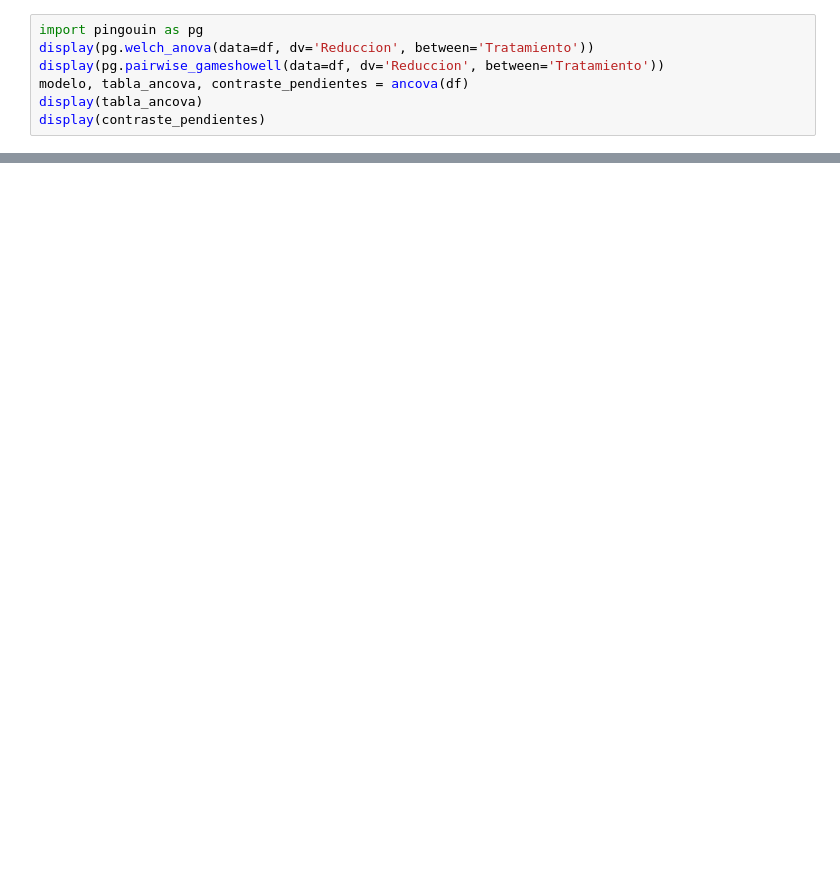
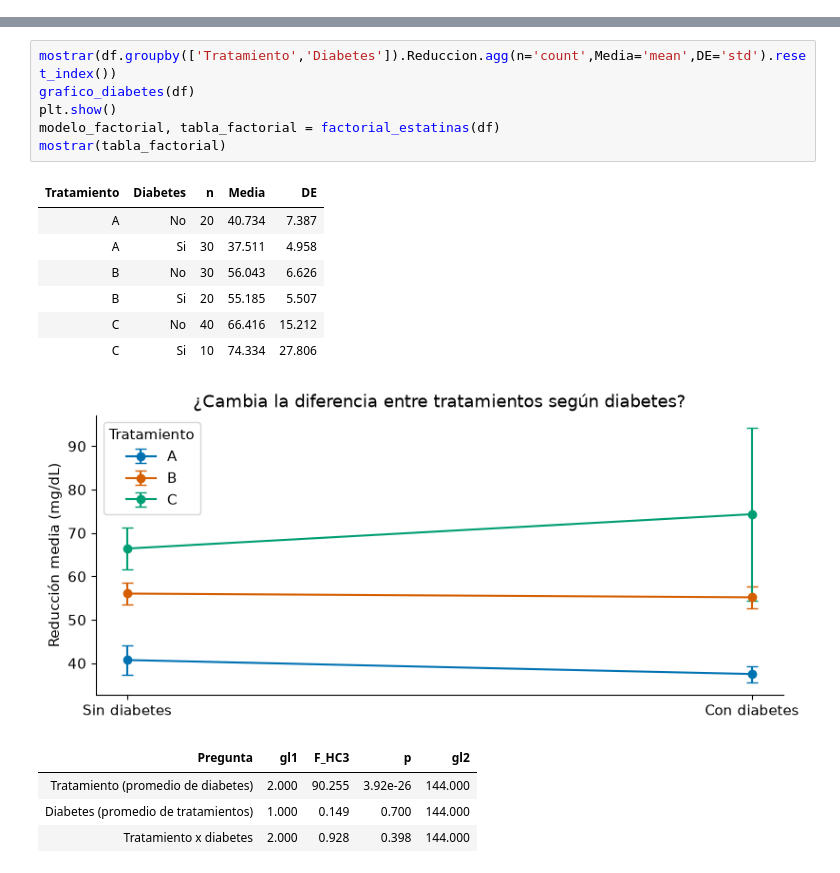
Before and after one commit to mlacasa/EstadisticaQ2, a Jupyter notebook: Anova.ipynb, the cells around one changed output, grey strips where cells are left out. Drawn from its saved outputs; the diff is of its cells as text; blank space fills up the shorter version.

```diff
--- a/Anova.ipynb
+++ b/Anova.ipynb
@@ -369,7 +0,0 @@ requiere valorar linealidad, interacción basal × tratamiento y residuos.
-# %%
-import pingouin as pg
-display(pg.welch_anova(data=df, dv='Reduccion', between='Tratamiento'))
-display(pg.pairwise_gameshowell(data=df, dv='Reduccion', between='Tratamiento'))
-modelo, tabla_ancova, contraste_pendientes = ancova(df)
-display(tabla_ancova)
-display(contraste_pendientes)
@@ -413,0 +595,19 @@ el código ejecutado como tu razonamiento; una captura del p-valor no basta.
+# %%
+mostrar(df.groupby(['Tratamiento','Diabetes']).Reduccion.agg(n='count',Media='mean',DE='std').reset_index())
+grafico_diabetes(df)
+plt.show()
+modelo_factorial, tabla_factorial = factorial_estatinas(df)
+mostrar(tabla_factorial)
+# %% [output]
+| Tratamiento | Diabetes | n | Media | DE |
+| A | No | 20 | 40.734 | 7.387 |
+| A | Si | 30 | 37.511 | 4.958 |
+| B | No | 30 | 56.043 | 6.626 |
+| B | Si | 20 | 55.185 | 5.507 |
+| C | No | 40 | 66.416 | 15.212 |
+| C | Si | 10 | 74.334 | 27.806 |
+[figure, added]
+| Pregunta | gl1 | F_HC3 | p | gl2 |
+| Tratamiento (promedio de diabetes) | 2.000 | 90.255 | 3.92e-26 | 144.000 |
+| Diabetes (promedio de tratamientos) | 1.000 | 0.149 | 0.700 | 144.000 |
+| Tratamiento x diabetes | 2.000 | 0.928 | 0.398 | 144.000 |
```
Also changed, not shown: parts of 68 cells of this notebook.
